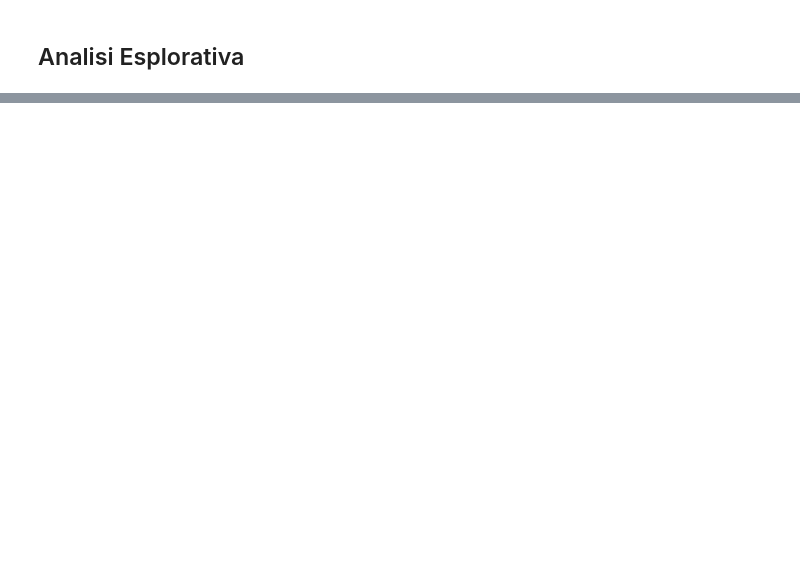
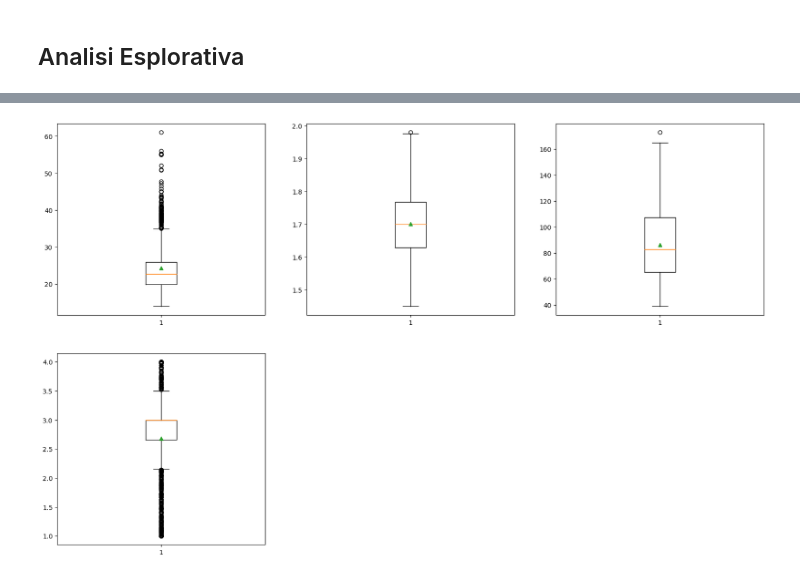
Before and after one commit to Fab-Ver/DataIntensive-Project, a Jupyter notebook: DataIntensiveProject.ipynb, the cells around one changed output, grey strips where cells are left out. Cells and saved outputs as stored; diff of their text form; code cells hidden in the pictures; blank space fills up the shorter version.

```diff
--- a/DataIntensiveProject.ipynb
+++ b/DataIntensiveProject.ipynb
@@ -164,2 +196,8 @@ df.describe()
 | 75% | 26.000000 | 1.768464 | 107.430682 | 3.000000 |
 | max | 61.000000 | 1.980000 | 173.000000 | 4.000000 |
+# %%
+plt.figure(figsize=(20, 12))
+for i, col in enumerate(["age","height", "weight", "num_meals"],start=1):
+    plt.subplot(2,3,i).boxplot(df[col],showmeans=True);
+# %% [output]
+[figure, added]
```
Also changed, not shown: parts of 57 cells of this notebook.
